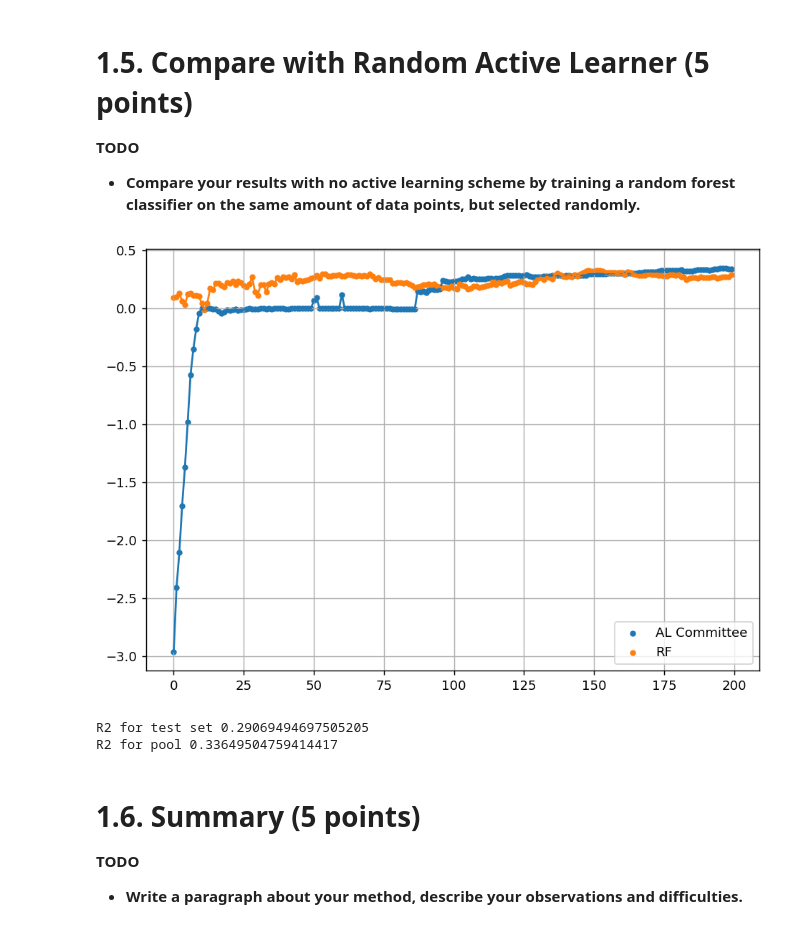
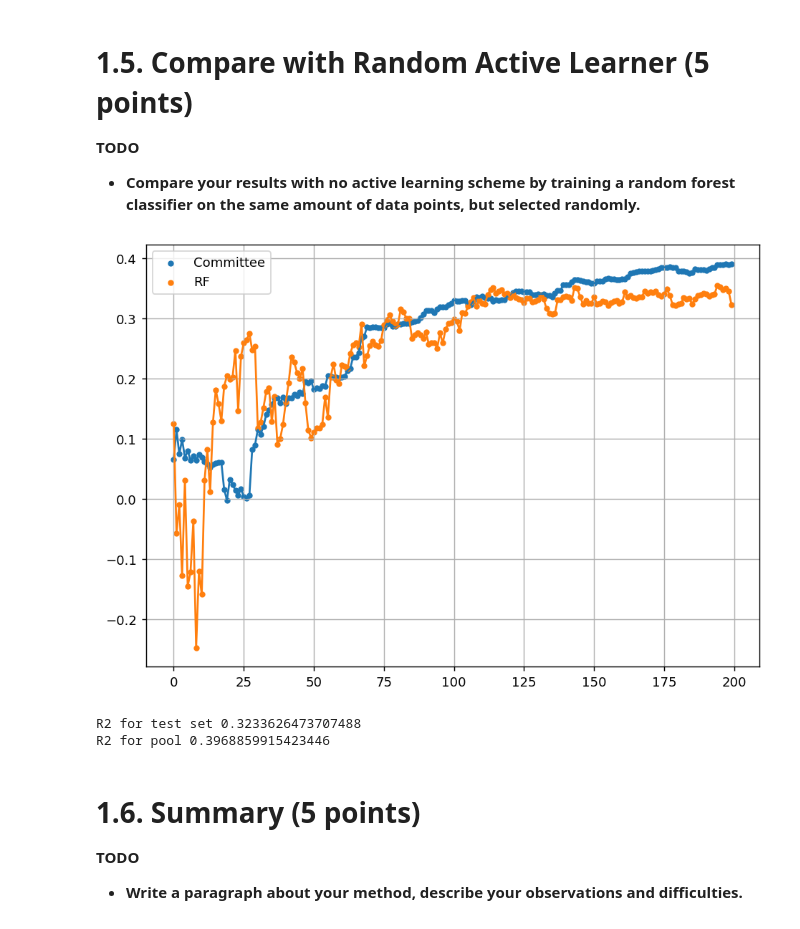
Before and after one commit to ryanquinnnelson/CMU-02750-Peptide-Design-using-Bayesian-Optimization, a Jupyter notebook: HW3q1_ryann.ipynb, the cells around one changed output. Saved outputs shown, nothing was run; the diff lists cells and outputs as text; code cells hidden in the pictures.

Commit message:
Switched kernels

```diff
--- a/HW3q1_ryann.ipynb
+++ b/HW3q1_ryann.ipynb
@@ -279,8 +279,9 @@ X_pool_comm = copy.deepcopy(X_train)
 y_pool_comm = copy.deepcopy(y_train)
 
 # kernel
-kernel = RBF(length_scale=1.0, length_scale_bounds=(1e-2, 1e3)) \
-         + WhiteKernel(noise_level=1, noise_level_bounds=(1e-10, 1e+1))
+# kernel = RBF(length_scale=1.0, length_scale_bounds=(1e-2, 1e3)) \
+#          + WhiteKernel(noise_level=1, noise_level_bounds=(1e-10, 1e+1))
+kernel = Matern(length_scale=1.0)
 
 # generate initialization data sets
 initial_idx = []
@@ -400,23 +401,23 @@ for q in range(n_queries):
 # %%
 # compare the two results
 fig, ax = plt.subplots(figsize=(8.5, 6), dpi=130)
 
 ax.plot(history_comm)
-ax.scatter(range(len(history_comm)), history_comm, s=13, label = 'AL Committee')
+ax.scatter(range(len(history_comm)), history_comm, s=13, label = 'Committee')
 
 ax.plot(history_rand)
 ax.scatter(range(len(history_rand)), history_rand, s=13, label = 'RF')
 
 ax.grid(True)
 
 # ax.set_title('Incremental classification accuracy')
 # ax.set_xlabel('Query iteration')
 # ax.set_ylabel('Classification Accuracy')
 
 ax.legend()
 plt.show()
 # %% [output]
-[figure, old version]
+[figure, new version]
 # %%
 #?? why compare test and pool (with missing entries)
 # score the final model
@@ -429,8 +430,8 @@ y_pred_rand_pool = committee.predict(X_pool_rand)
 r2_pool = r2_score(y_pool_rand, y_pred_rand_pool)
 print("R2 for pool",r2_pool)
 # %% [output]
-R2 for test set 0.29069494697505205
-R2 for pool 0.33649504759414417
+R2 for test set 0.3233626473707488
+R2 for pool 0.3968859915423446
 # %% [markdown]
 # 1.6. Summary (5 points)
 **TODO**
```
Also changed, not shown: parts of 5 cells of this notebook.
